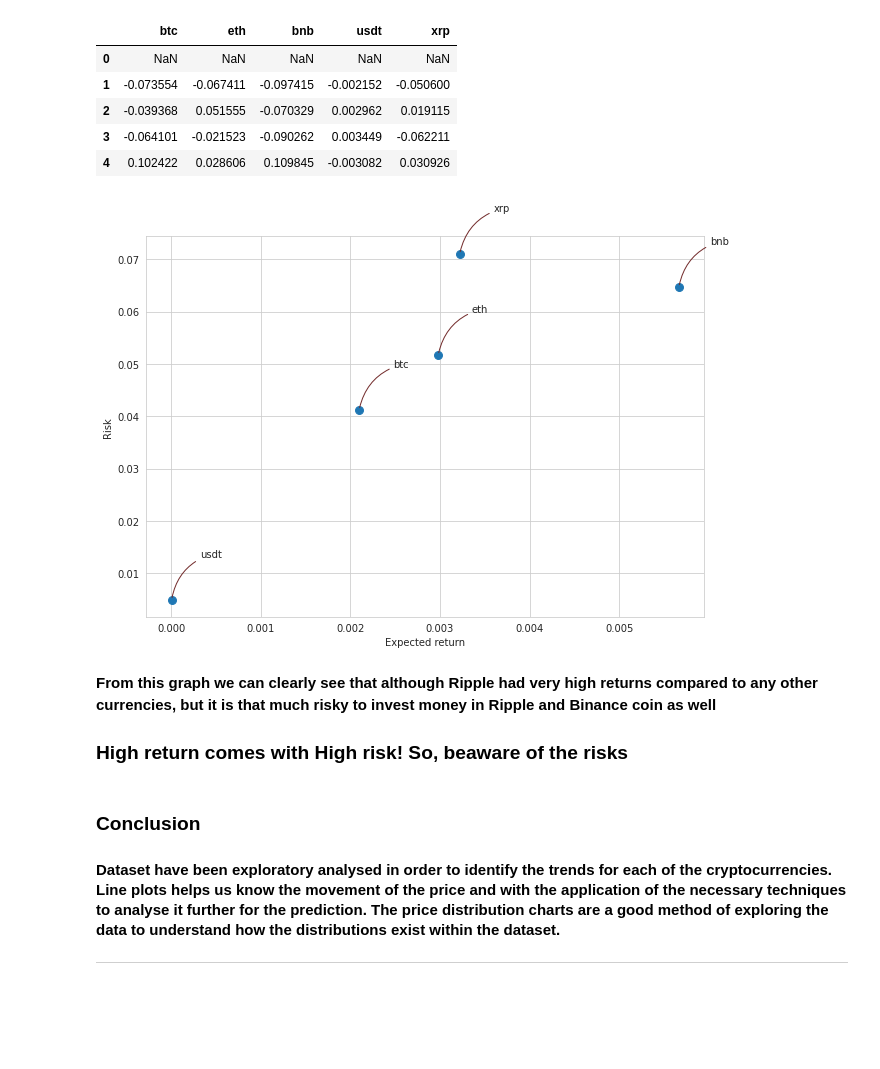
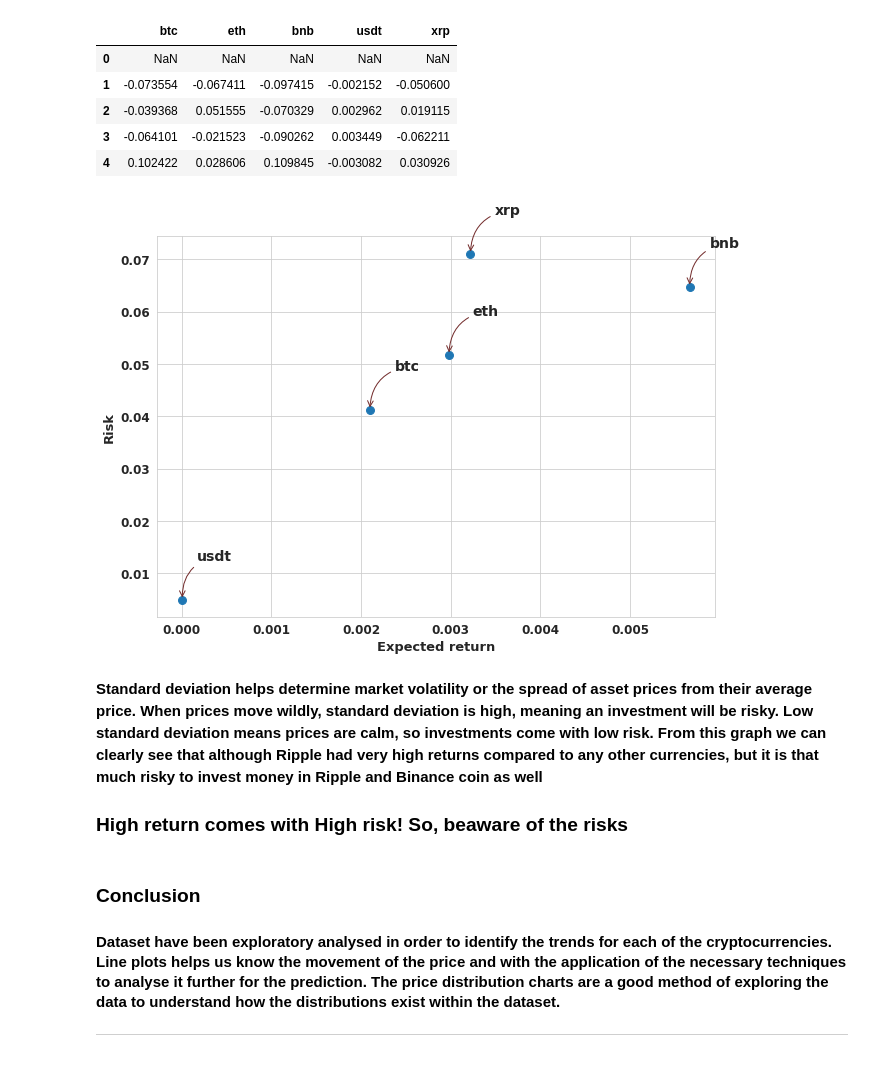
Before and after one commit to shreya227/Cryptocurrency-analysis, a Jupyter notebook: Cryptocurrency_project.ipynb, the cells around one changed output. Drawn from its saved outputs; the diff is of its cells as text; code cells hidden in the pictures; blank space fills up the shorter version.

```diff
--- a/Cryptocurrency_project.ipynb
+++ b/Cryptocurrency_project.ipynb
@@ -708,20 +767,22 @@ new.head(5)
 # %%
 rets = new.dropna()
 
 area = np.pi * 20
 
 plt.figure(figsize=(10, 7))
 plt.scatter(rets.mean(), rets.std(), s=area)
-plt.xlabel('Expected return')
-plt.ylabel('Risk')
+plt.xlabel('Expected return',fontweight='bold', fontsize=13)
+plt.ylabel('Risk',fontweight='bold', fontsize=13)
+plt.xticks(rotation=0,fontsize=12, fontweight='bold')
+plt.yticks(rotation=0,fontsize=12, fontweight='bold')
 
 for label, x, y in zip(rets.columns, rets.mean(), rets.std()):
-    plt.annotate(label, xy=(x, y), xytext=(50, 50), textcoords='offset points', ha='right', va='top',
-                 arrowprops=dict(arrowstyle='-', color='#732C2C', connectionstyle='arc3,rad=0.3'))
+    plt.annotate(label, xy=(x, y), xytext=(50, 50), textcoords='offset points', ha='right', va='top', fontsize=14, fontweight='bold',
+                 arrowprops=dict(arrowstyle='->', color='#732C2C', connectionstyle='arc3,rad=0.4'))
 # %% [output]
-[figure, old version]
+[figure, new version]
 # %% [markdown]
-**From this graph we can clearly see that although Ripple had very high returns compared to any other currencies, but it is that much risky to invest money in Ripple and Binance coin as well**
+**Standard deviation helps determine market volatility or the spread of asset prices from their average price. When prices move wildly, standard deviation is high, meaning an investment will be risky. Low standard deviation means prices are calm, so investments come with low risk. From this graph we can clearly see that although Ripple had very high returns compared to any other currencies, but it is that much risky to invest money in Ripple and Binance coin as well**
 
 ### **High return comes with High risk! So, beaware of the risks**
 # %% [markdown]
```
Also changed, not shown: parts of 41 cells of this notebook.
